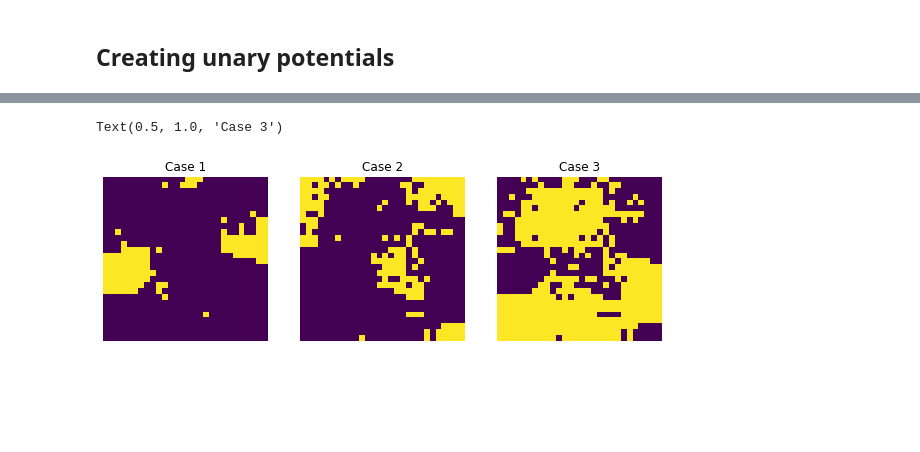
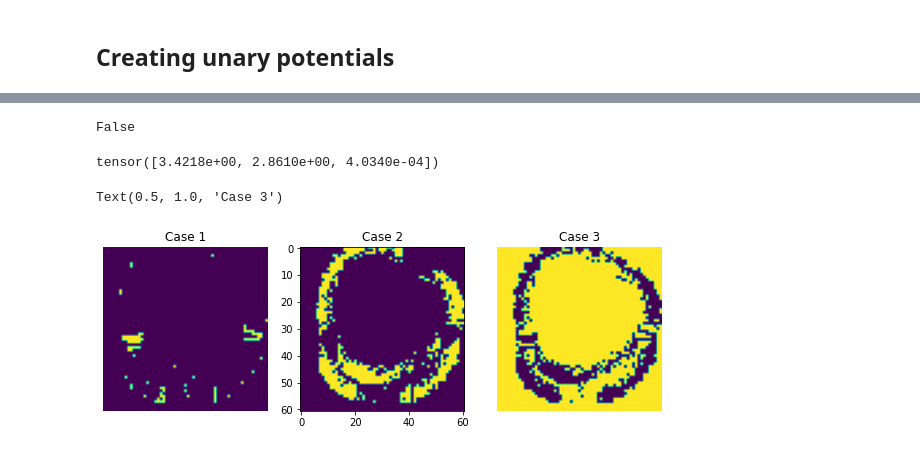
Before and after one commit to aneeldamaraju/fieldofjunctions, a Jupyter notebook: ordinal_depth/cavi-2Objects.ipynb, the cells around one changed output, grey strips where cells are left out. Saved outputs shown, nothing was run; the diff lists cells and outputs as text; code cells hidden in the pictures; blank space fills up the shorter version.

```diff
--- a/ordinal_depth/cavi-2Objects.ipynb
+++ b/ordinal_depth/cavi-2Objects.ipynb
@@ -80,7 +91,7 @@ def get_curvature(rad):
 
 
 
-H = W = 48
+H = W = 201
 maxrad = H / 2.5
 minrad = H / 4.0
 
@@ -151,7 +164,7 @@ img = np.asarray(img/255.0,dtype=np.float32)
 opts = SimpleNamespace()
 
 opts.R                        = 21
-opts.stride                   = 1
+opts.stride                   = 3
 opts.eta                      = 0.01
 opts.delta                    = 0.05
 opts.lr_angles                = 0.003
@@ -206,7 +219,7 @@ plt.imshow(smoothed_img)
 plt.title('Smoothed image')
 plt.axis('off')
 plt.subplot(144)
-plt.imshow(clean_img)
+# plt.imshow(clean_img)
 plt.title('Ground truth')
 plt.axis('off');
 # %% [output]
@@ -474,10 +549,12 @@ plt.colorbar()
 # %%
 sorted_angles = -1*torch.tensor(np.sort(-anglemat,axis=0))
 epsilon_0 = .3
-epsilon_2 = .3
+epsilon_1 = .1
+epsilon_2 = .1
 
 out_of_bounds = torch.max(torch.abs(foj.x0y0),axis=1)[0].squeeze(0)
 #Booleans representing the conditionals
-w0_pi = torch.abs(sorted_angles[0,...]-torch.pi)<epsilon_0
-w1_pi = torch.abs(sorted_angles[1,...]-torch.pi)<epsilon_0
+w0_pi = torch.abs(sorted_angles[0,...]-np.pi)<epsilon_0
+i_w0_pi = torch.abs(sorted_angles[0,...]-np.pi)>epsilon_1
+w1_pi = torch.abs(sorted_angles[1,...]-np.pi)<epsilon_1
 w2_zero = sorted_angles[2,...]<epsilon_2
@@ -484,31 +566,39 @@ w2_zero = sorted_angles[2,...]<epsilon_2
+# %%
+w0_pi.cpu().numpy()[3,25]
+# %% [output]
+False
+# %%
+sorted_angles[:,3,15]
+# %% [output]
+tensor([3.4218e+00, 2.8610e+00, 4.0340e-04])
 # %%
 # plt.imshow(w0_pi.numpy())
 # plt.imshow((out_of_bounds>1).numpy())
 # plt.imshow(out_of_bounds.numpy())
 
 # plt.imshow(w2_zero.numpy())
 # torch.sum(w2_zero)
 
 
 #Locations of Case 1 w0 -> pi, w2 !-> 0
 plt.figure(figsize = [10,30])
 plt.subplot(131)
-plt.imshow(w0_pi.numpy()&  ~w2_zero.numpy()&(out_of_bounds<1).numpy())
+plt.imshow(w0_pi.cpu().numpy()&  ~w2_zero.cpu().numpy()&(out_of_bounds<1).cpu().numpy())
 plt.axis('off')
 plt.title('Case 1')
 
 #Locations of Case 2  w2 -> 0
 plt.subplot(132)
-plt.imshow(w2_zero.numpy() &~w1_pi.numpy()&(out_of_bounds<1).numpy())
-plt.axis('off')
+plt.imshow(w2_zero.cpu().numpy() &~w1_pi.cpu().numpy()&(out_of_bounds<1).cpu().numpy())
+# plt.axis('off')
 plt.title('Case 2')
 
 #Locations of Case 3  w0 !-> pi, w2 !-> 0
 plt.subplot(133)
-plt.imshow((~w0_pi.numpy()& ~w2_zero.numpy())|(out_of_bounds>1).numpy())
+plt.imshow((~w0_pi.cpu().numpy()& ~w2_zero.cpu().numpy())|(out_of_bounds>1).cpu().numpy())
 plt.axis('off')
 plt.title('Case 3')
 # %% [output]
 Text(0.5, 1.0, 'Case 3')
-[figure, old version]
+[figure, new version]
 # %%
```
Also changed, not shown: parts of 52 cells of this notebook, 5 other files.
